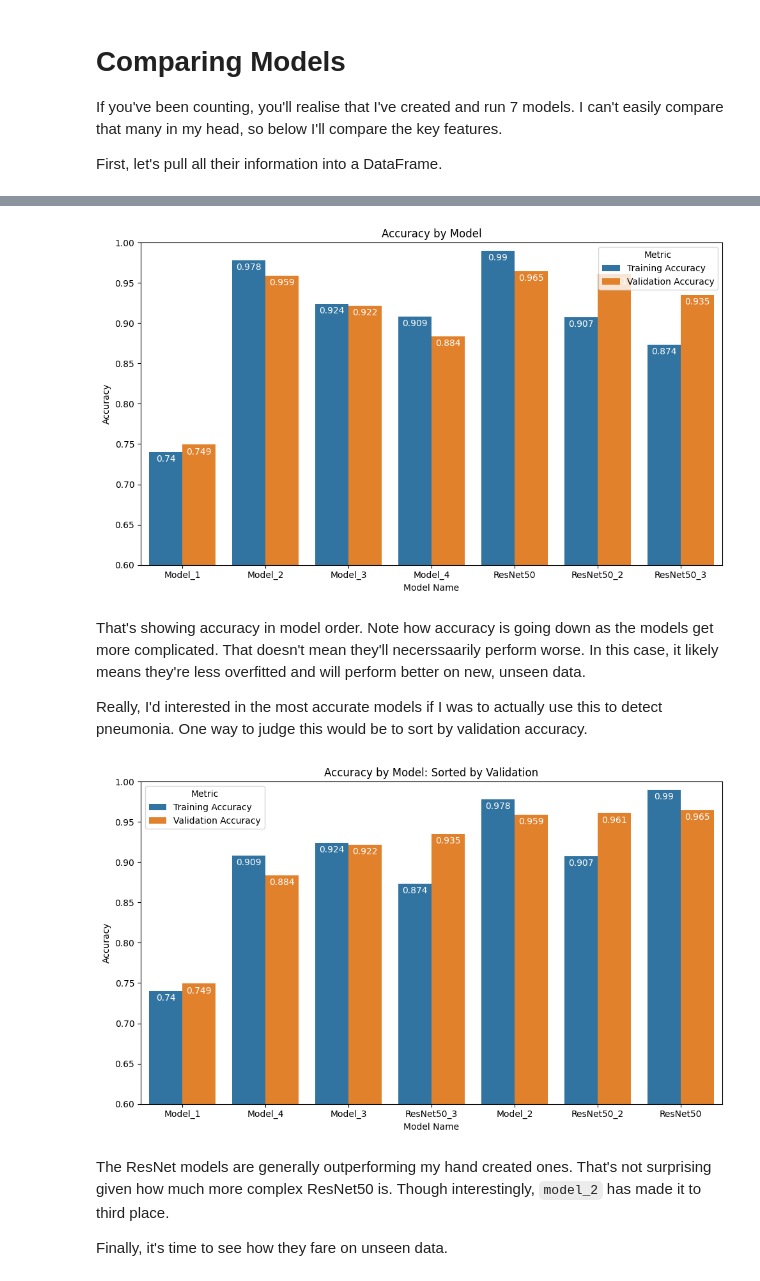
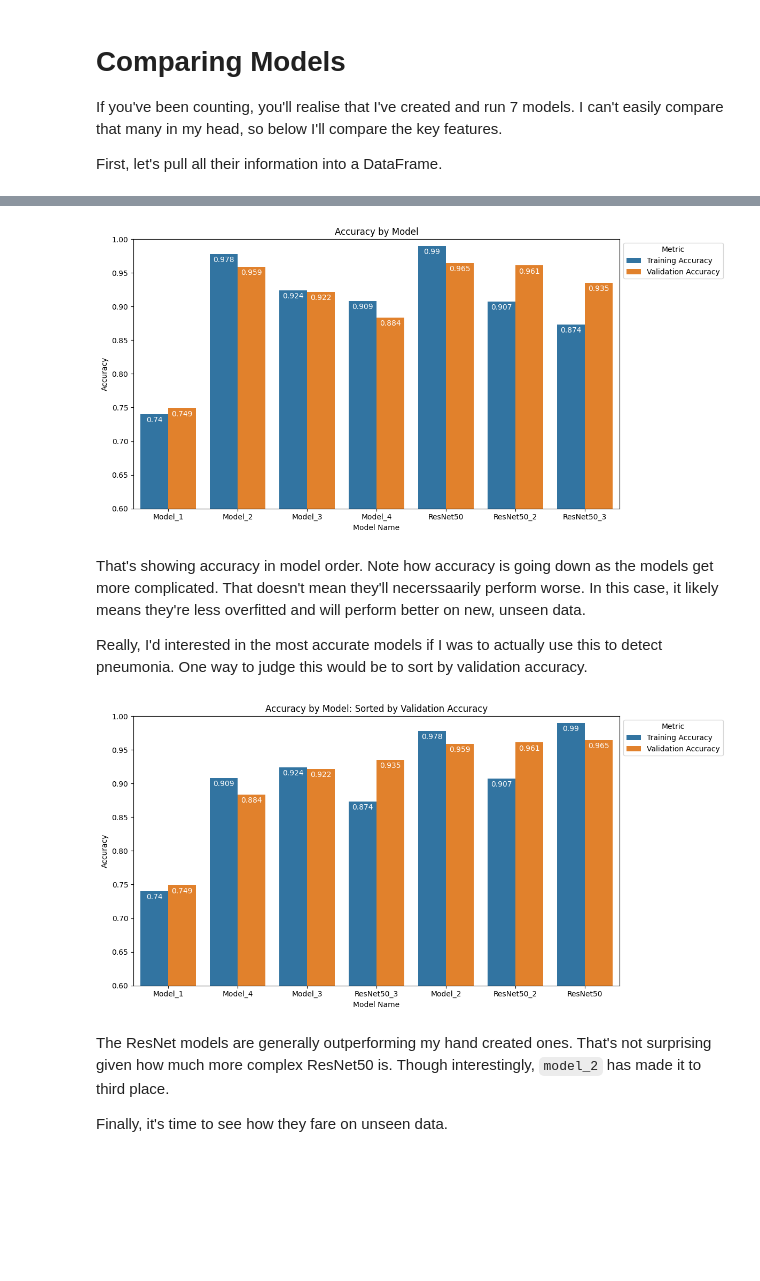
Before and after one commit to JosiahBeynon/detect-pneumonia-xray, a Jupyter notebook: Detect_Pneumonia_Using_X_Ray_Images_with_CNNs_and_Transfer_Learning.ipynb, the cells around one changed output, grey strips where cells are left out. Drawn from its saved outputs; the diff is of its cells as text; code cells hidden in the pictures; blank space fills up the shorter version.

```diff
--- a/Detect_Pneumonia_Using_X_Ray_Images_with_CNNs_and_Transfer_Learning.ipynb
+++ b/Detect_Pneumonia_Using_X_Ray_Images_with_CNNs_and_Transfer_Learning.ipynb
@@ -873,34 +904,38 @@ def plot_accuracy(df, vars, subtitle=''):
                                       var_name='Metric',
                                       value_name='Accuracy')
 
     # Plot the vertical bar chart using Seaborn
     plt.figure(figsize=(10, 6))
     ax = sns.barplot(x='Model Name', y='Accuracy',
                      hue='Metric', data=melted_df, errorbar=None)
 
 
     # Set the title and axis labels
     plt.title('Accuracy by Model' + subtitle)
     plt.xlabel('Model Name')
     plt.ylabel('Accuracy')
     plt.ylim(0.6, 1)
     plt.tight_layout()
 
     # Add value labels to the bars
     for container in ax.containers:
         ax.bar_label(container, fmt='%.3g', label_type='edge',
                      padding=-13, color='white'
                      )
 
+    # Move the legend to the right of the plot
+    plt.legend(loc='upper left', bbox_to_anchor=(1, 1), title='Metric')
+
+
     # Display the plot
     plt.show()
 
 # Usage
 plot_accuracy(model_info_df,
               ['Training Accuracy', 'Validation Accuracy']
               )
 # %% [output]
-[figure, old version]
+[figure, new version]
 # %% [markdown]
 That's showing accuracy in model order. Note how accuracy is going down as the models get more complicated. That doesn't mean they'll necerssaarily perform worse. In this case, it likely means they're less overfitted and will perform better on new, unseen data.
 
@@ -910,10 +945,10 @@ Really, I'd  interested in the most accurate models if I was to actually use thi
 by_val = model_info_df.sort_values('Validation Accuracy')
 plot_accuracy(by_val,
               ['Training Accuracy', 'Validation Accuracy'],
-              subtitle=': Sorted by Validation'
+              subtitle=': Sorted by Validation Accuracy'
               )
 # %% [output]
-[figure, old version]
+[figure, new version]
 # %% [markdown]
 The ResNet models are generally outperforming my hand created ones. That's not surprising given how much more complex ResNet50 is. Though interestingly, `model_2` has made it to third place.
 
```
Also changed, not shown: parts of 17 cells of this notebook.
